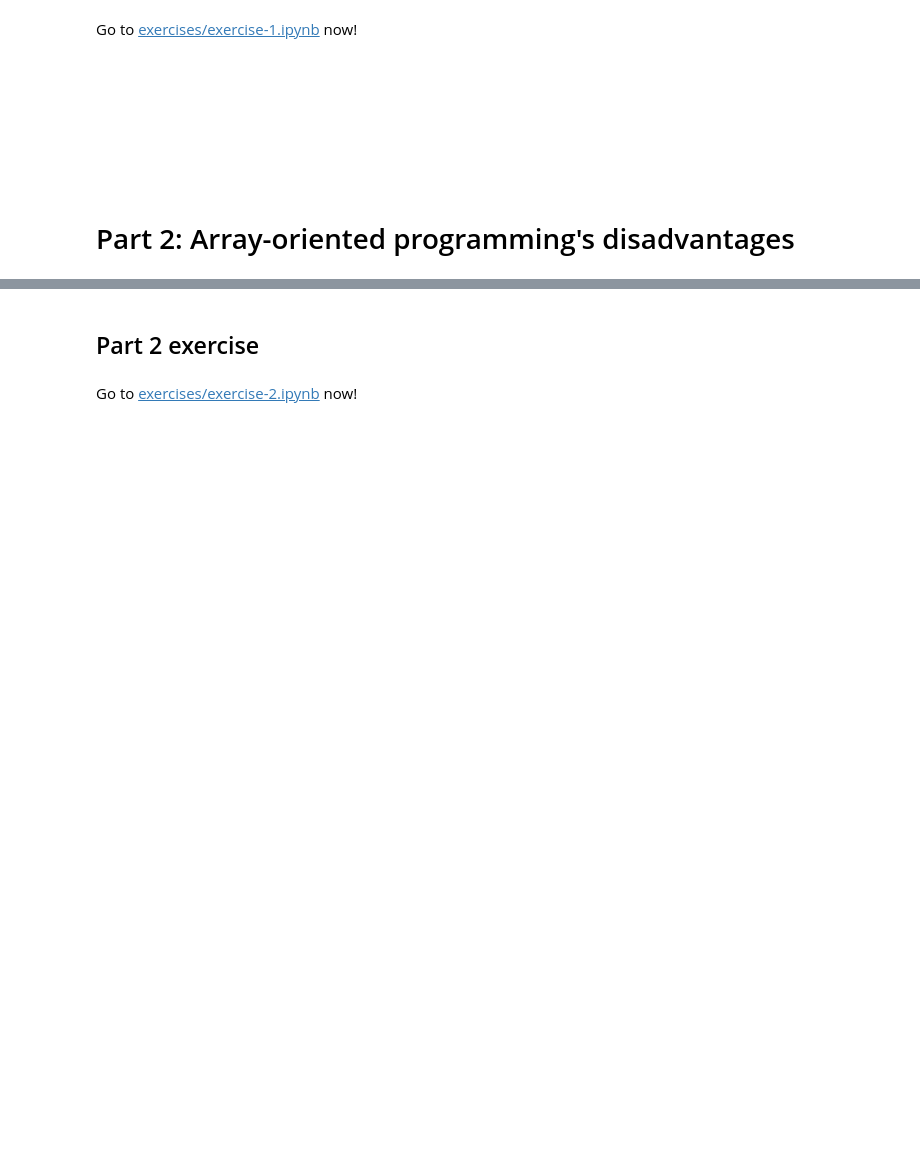
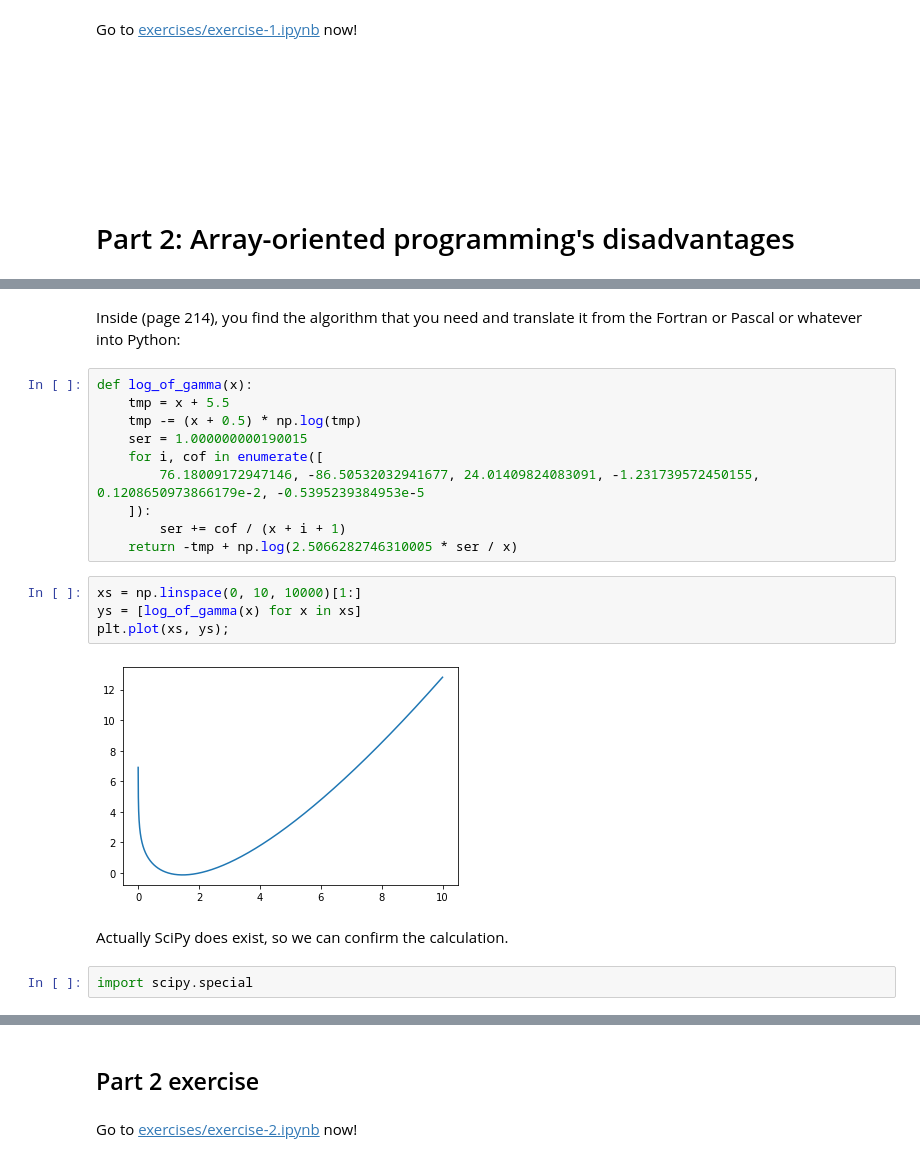
Before and after one commit to jpivarski-talks/2022-07-11-scipy-loopy-tutorial, a Jupyter notebook: narrative.ipynb, the cells around one changed output, grey strips where cells are left out. Cells and saved outputs as stored; diff of their text form; blank space fills up the shorter version.

```diff
--- a/narrative.ipynb
+++ b/narrative.ipynb
@@ -357,0 +380,22 @@ Go to [exercises/exercise-1.ipynb](exercises/exercise-1.ipynb) now!
+# %% [markdown]
+Inside (page 214), you find the algorithm that you need and translate it from the Fortran or Pascal or whatever into Python:
+# %%
+def log_of_gamma(x):
+    tmp = x + 5.5
+    tmp -= (x + 0.5) * np.log(tmp)
+    ser = 1.000000000190015
+    for i, cof in enumerate([
+        76.18009172947146, -86.50532032941677, 24.01409824083091, -1.231739572450155, 0.1208650973866179e-2, -0.5395239384953e-5
+    ]):
+        ser += cof / (x + i + 1)
+    return -tmp + np.log(2.5066282746310005 * ser / x)
+# %%
+xs = np.linspace(0, 10, 10000)[1:]
+ys = [log_of_gamma(x) for x in xs]
+plt.plot(xs, ys);
+# %% [output]
+[figure, added]
+# %% [markdown]
+Actually SciPy does exist, so we can confirm the calculation.
+# %%
+import scipy.special
```
Also changed, not shown: parts of 69 cells of this notebook, 1 other file.
